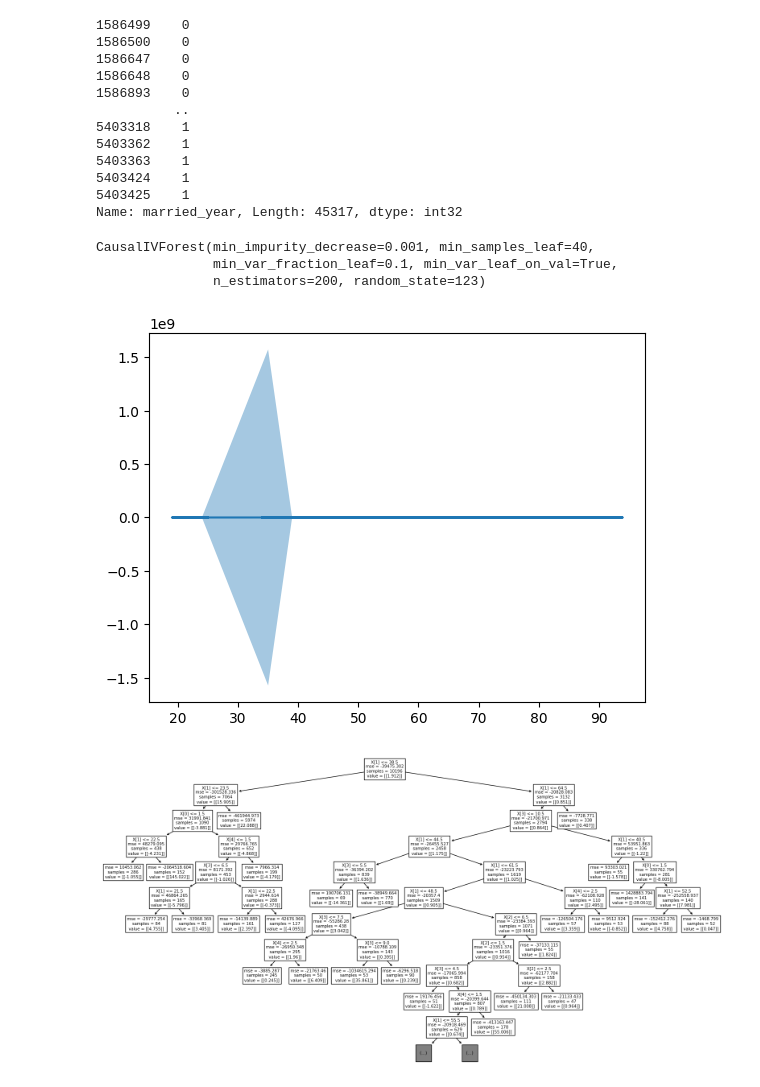
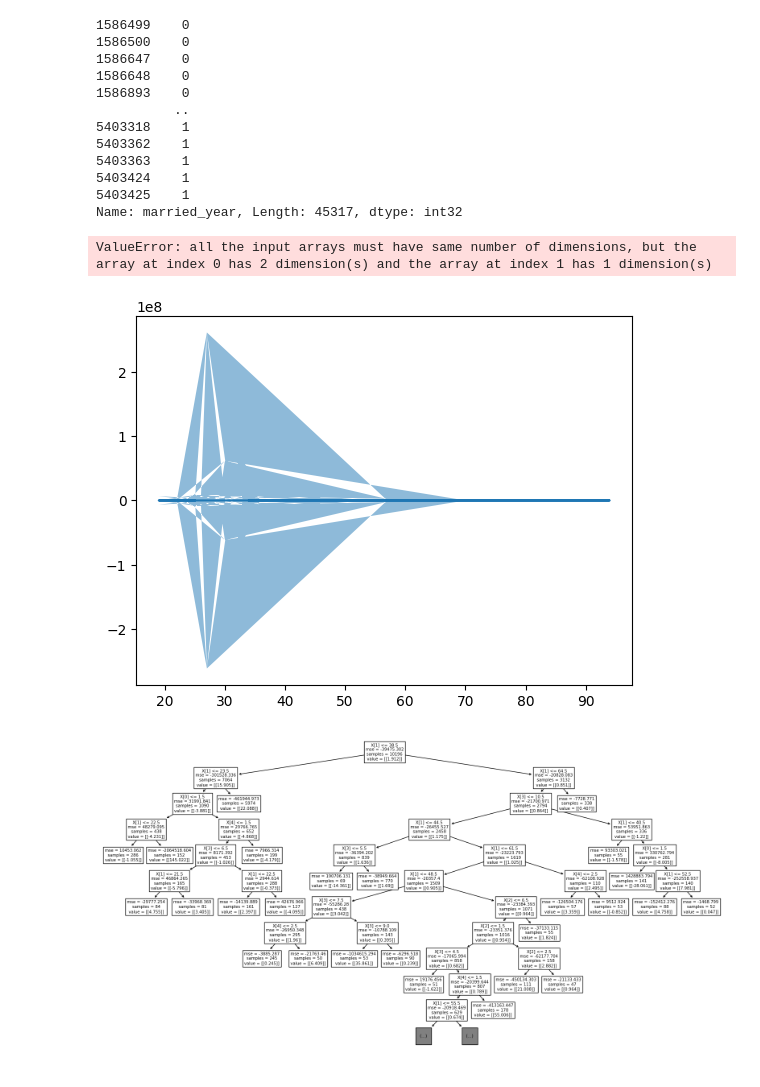
Before and after one commit to Krish26-2000/Generalised_Random_Forest_Methods, a Jupyter notebook: src/generalised_random_forest_methods/data_management/causal_IV2.ipynb, the cells around one changed output. Saved outputs shown, nothing was run; the diff lists cells and outputs as text; code cells hidden in the pictures.

```diff
--- a/src/generalised_random_forest_methods/data_management/causal_IV2.ipynb
+++ b/src/generalised_random_forest_methods/data_management/causal_IV2.ipynb
@@ -149,27 +149,25 @@ Z = instrument
 X_train, X_test, y_train, y_test = train_test_split(
                                      X, y, test_size=0.40, random_state=42)
 # %%
-est = CausalIVForest(criterion='mse', n_estimators=200, min_samples_leaf=40,
+model = CausalForestDML(criterion='mse', n_estimators=200, min_samples_leaf=40,
                      min_var_fraction_leaf=0.1, min_var_leaf_on_val=True,
                      min_impurity_decrease = 0.001, max_samples=.45, max_depth=None,
-                     warm_start=False, inference=True, subforest_size=4,
-                     honest=True, verbose=0, n_jobs=-1, random_state=123)
+                     subforest_size=4,
+                     verbose=0, n_jobs=-1, random_state=123)
-# %%
-est.fit(X, T, y, Z=Z)
-# %% [output]
-CausalIVForest(min_impurity_decrease=0.001, min_samples_leaf=40,
-               min_var_fraction_leaf=0.1, min_var_leaf_on_val=True,
-               n_estimators=200, random_state=123)
+# %%
+model.fit(y, T, X=X, W=Z)
+# %% [output]
+ValueError: all the input arrays must have same number of dimensions, but the array at index 0 has 2 dimension(s) and the array at index 1 has 1 dimension(s)
 # %%
 point, lb, ub = est.predict(X_test, interval=True, alpha=0.01)
 # %%
 for t in range(1):
     plt.plot(X_test.iloc[:,1], point[:, t])
     if est.inference:
-        plt.fill_between(X_test.iloc[:, 1], lb[:, t], ub[:, t], alpha=.4)
+        plt.fill_between(X_test.iloc[:, 1], lb[:, t], ub[:, t], alpha=.5)
 plt.show()
 # %% [output]
-[figure, old version]
+[figure, new version]
 # %%
 plt.figure(figsize=(20, 10))
 plot_tree(est[0], impurity=True, max_depth=10)
```
Also changed, not shown: parts of 3 cells of this notebook, 2 other files.
